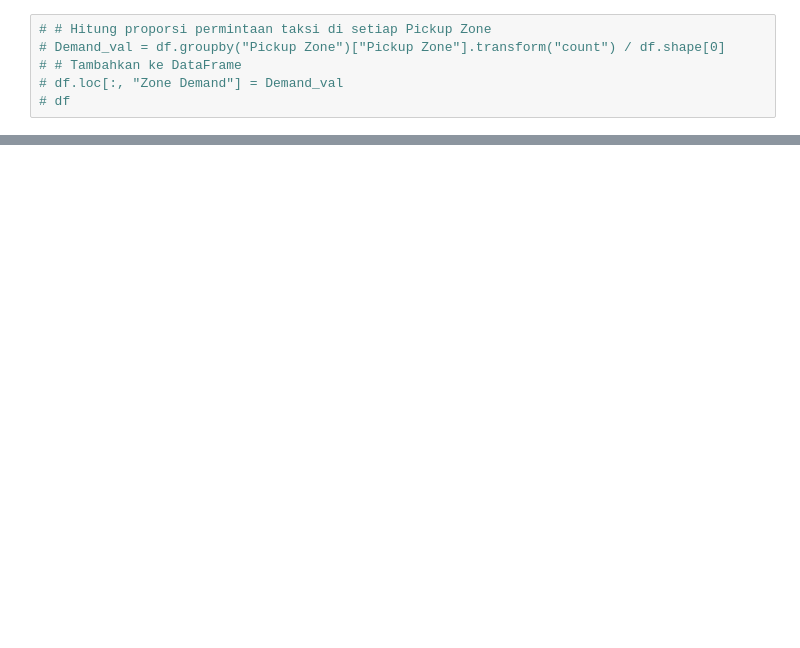
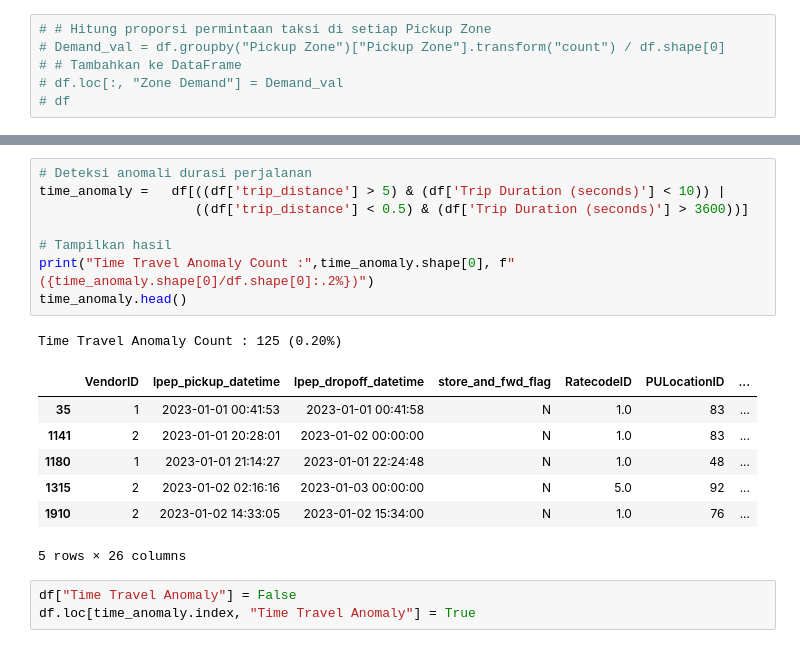
Before and after one commit to Meowstronot/New-York-City-TLC-Trip-Analyst, a Jupyter notebook: New York City TLC Trip.ipynb, the cells around one changed output, grey strips where cells are left out. Saved outputs shown, nothing was run; the diff lists cells and outputs as text; blank space fills up the shorter version.

```diff
--- a/New York City TLC Trip.ipynb
+++ b/New York City TLC Trip.ipynb
@@ -617,0 +595,20 @@ df[df["Pickup Zone"]=="Unknown"]
+# %%
+# Deteksi anomali durasi perjalanan
+time_anomaly =   df[((df['trip_distance'] > 5) & (df['Trip Duration (seconds)'] < 10)) |
+                    ((df['trip_distance'] < 0.5) & (df['Trip Duration (seconds)'] > 3600))]
+
+# Tampilkan hasil
+print("Time Travel Anomaly Count :",time_anomaly.shape[0], f"({time_anomaly.shape[0]/df.shape[0]:.2%})")
+time_anomaly.head()
+# %% [output]
+Time Travel Anomaly Count : 125 (0.20%)
+|  | VendorID | lpep_pickup_datetime | lpep_dropoff_datetime | store_and_fwd_flag | RatecodeID | PULocationID | ... |
+| 35 | 1 | 2023-01-01 00:41:53 | 2023-01-01 00:41:58 | N | 1.0 | 83 | ... |
+| 1141 | 2 | 2023-01-01 20:28:01 | 2023-01-02 00:00:00 | N | 1.0 | 83 | ... |
+| 1180 | 1 | 2023-01-01 21:14:27 | 2023-01-01 22:24:48 | N | 1.0 | 48 | ... |
+| 1315 | 2 | 2023-01-02 02:16:16 | 2023-01-03 00:00:00 | N | 5.0 | 92 | ... |
+| 1910 | 2 | 2023-01-02 14:33:05 | 2023-01-02 15:34:00 | N | 1.0 | 76 | ... |
+5 rows × 26 columns
+# %%
+df["Time Travel Anomaly"] = False
+df.loc[time_anomaly.index, "Time Travel Anomaly"] = True
```
Also changed, not shown: parts of 23 cells of this notebook.
